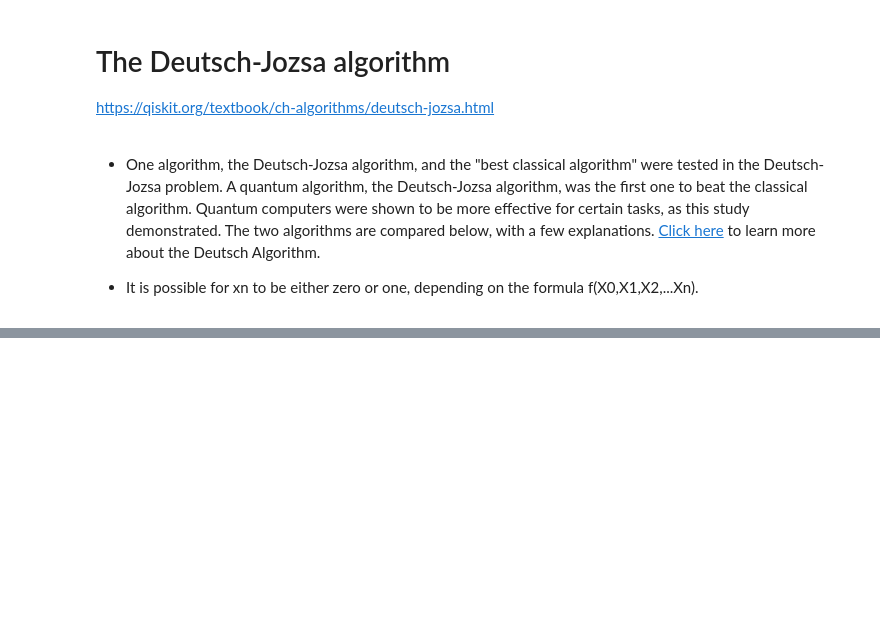
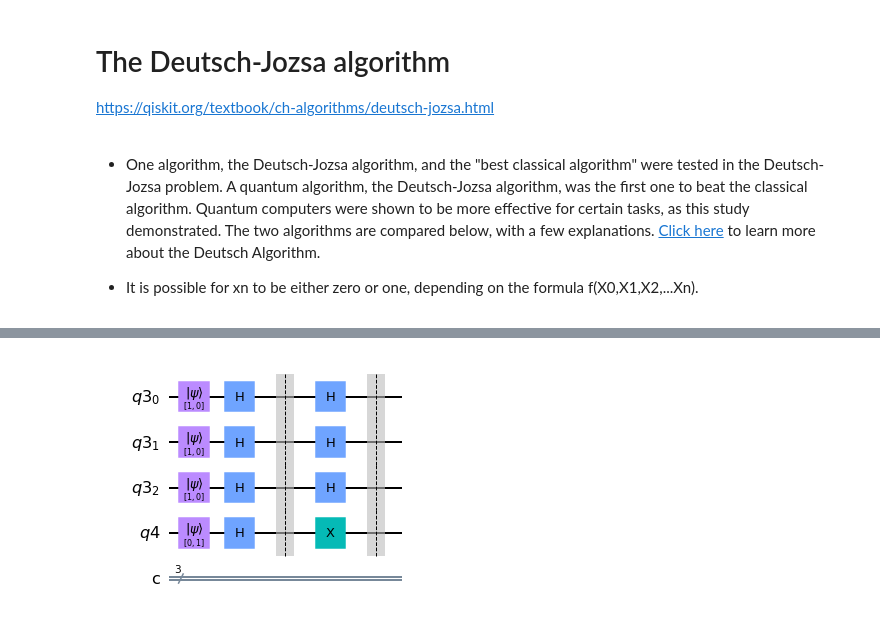
Before and after one commit to Victor-Onanuga/Emerging-Technologies, a Jupyter notebook: Assignment/Quantum_Computing.ipynb, the cells around one changed output, grey strips where cells are left out. Saved outputs shown, nothing was run; the diff lists cells and outputs as text; code cells hidden in the pictures; blank space fills up the shorter version.

```diff
--- a/Assignment/Quantum_Computing.ipynb
+++ b/Assignment/Quantum_Computing.ipynb
@@ -192,0 +214,11 @@ circuit.draw(output='mpl')
+# %%
+# Step 8. Apply the Hadamard gate to each qubit in the first register.
+
+for x in range (num_Qbit):
+    resultingCircuit0.h(x)
+
+resultingCircuit0.barrier()
+
+resultingCircuit0.draw(output = "mpl")
+# %% [output]
+[figure, added]
```
Also changed, not shown: parts of 9 cells of this notebook.
